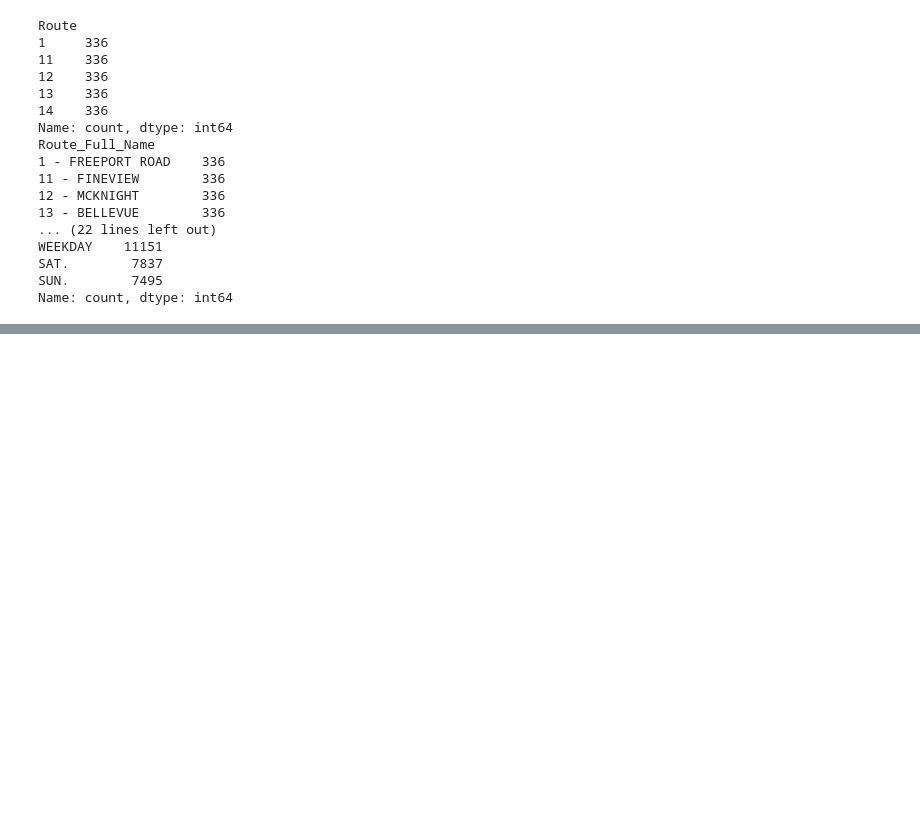
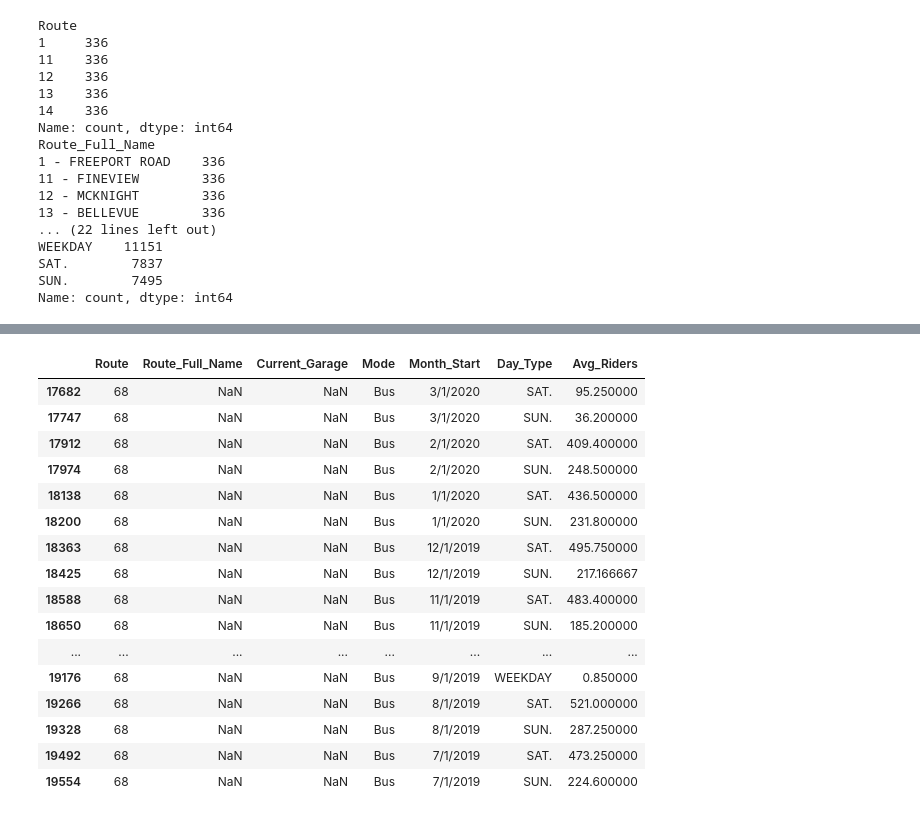
Before and after one commit to jam1314-web/PRT-monthly-data, a Jupyter notebook: Prt data cleaning.ipynb, the cells around one changed output, grey strips where cells are left out. Drawn from its saved outputs; the diff is of its cells as text; code cells hidden in the pictures; blank space fills up the shorter version.

```diff
--- a/Prt data cleaning.ipynb
+++ b/Prt data cleaning.ipynb
@@ -73,0 +189,23 @@ Name: count, dtype: int64
+# %%
+prt_clean.loc[
+    prt_clean["Route"] == "68",
+    ["Route", "Route_Full_Name", "Current_Garage", "Mode", "Month_Start", "Day_Type", "Avg_Riders"]
+].head(20)
+# %% [output]
+|  | Route | Route_Full_Name | Current_Garage | Mode | Month_Start | Day_Type | Avg_Riders |
+| 17682 | 68 | NaN | NaN | Bus | 3/1/2020 | SAT. | 95.250000 |
+| 17747 | 68 | NaN | NaN | Bus | 3/1/2020 | SUN. | 36.200000 |
+| 17912 | 68 | NaN | NaN | Bus | 2/1/2020 | SAT. | 409.400000 |
+| 17974 | 68 | NaN | NaN | Bus | 2/1/2020 | SUN. | 248.500000 |
+| 18138 | 68 | NaN | NaN | Bus | 1/1/2020 | SAT. | 436.500000 |
+| 18200 | 68 | NaN | NaN | Bus | 1/1/2020 | SUN. | 231.800000 |
+| 18363 | 68 | NaN | NaN | Bus | 12/1/2019 | SAT. | 495.750000 |
+| 18425 | 68 | NaN | NaN | Bus | 12/1/2019 | SUN. | 217.166667 |
+| 18588 | 68 | NaN | NaN | Bus | 11/1/2019 | SAT. | 483.400000 |
+| 18650 | 68 | NaN | NaN | Bus | 11/1/2019 | SUN. | 185.200000 |
+| ... | ... | ... | ... | ... | ... | ... | ... |
+| 19176 | 68 | NaN | NaN | Bus | 9/1/2019 | WEEKDAY | 0.850000 |
+| 19266 | 68 | NaN | NaN | Bus | 8/1/2019 | SAT. | 521.000000 |
+| 19328 | 68 | NaN | NaN | Bus | 8/1/2019 | SUN. | 287.250000 |
+| 19492 | 68 | NaN | NaN | Bus | 7/1/2019 | SAT. | 473.250000 |
+| 19554 | 68 | NaN | NaN | Bus | 7/1/2019 | SUN. | 224.600000 |
```
Also changed, not shown: parts of 26 cells of this notebook, 1 other file.
